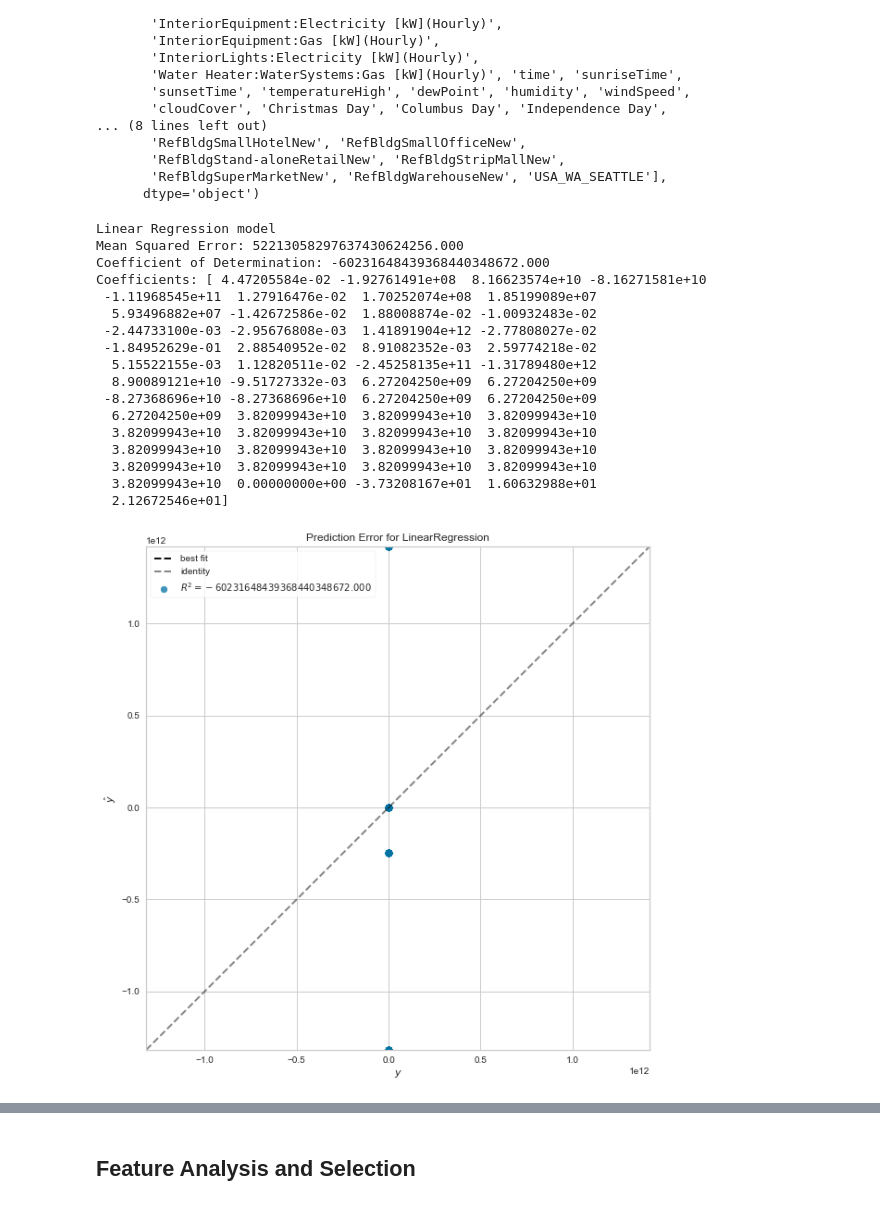
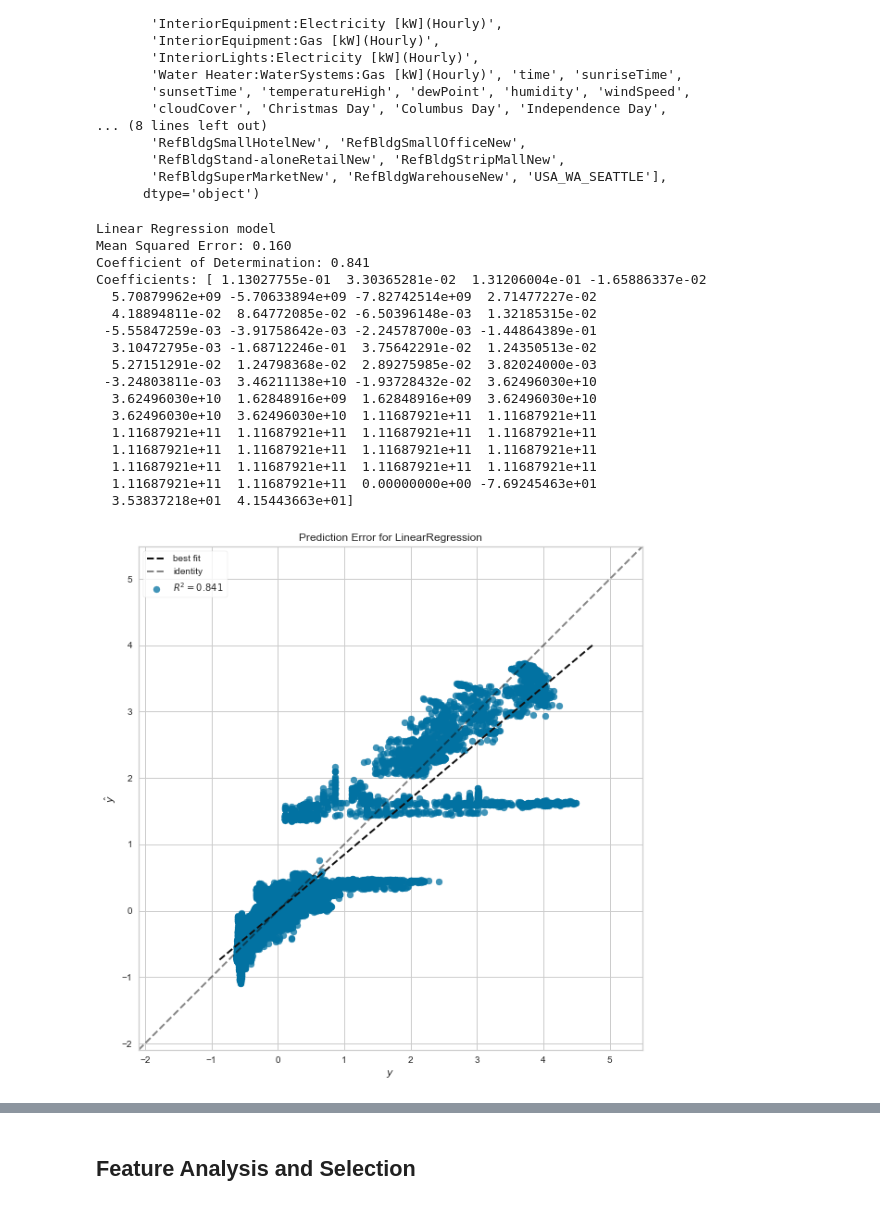
Before and after one commit to fagan2888/EnergyScience, a Jupyter notebook: model-evaluation-Seattle.ipynb, the cells around one changed output, grey strips where cells are left out. Saved outputs shown, nothing was run; the diff lists cells and outputs as text; code cells hidden in the pictures.

```diff
--- a/model-evaluation-Seattle.ipynb
+++ b/model-evaluation-Seattle.ipynb
@@ -180,40 +180,16 @@ Index(['Cooling:Electricity [kW](Hourly)', 'Electricity:Facility [kW](Hourly)',
        'RefBldgSuperMarketNew', 'RefBldgWarehouseNew', 'USA_WA_SEATTLE'],
       dtype='object')
 # %%
-"""
-dataset_features = processed_data[['Cooling:Electricity [kW](Hourly)',
-                                    'Fans:Electricity [kW](Hourly)',
-                                   'InteriorEquipment:Electricity [kW](Hourly)',
-                           'Gas:Facility [kW](Hourly)',
-                           'Heating:Electricity [kW](Hourly)', 'Heating:Gas [kW](Hourly)',
-                           'InteriorEquipment:Gas [kW](Hourly)',
-                           'Water Heater:WaterSystems:Gas [kW](Hourly)',
-                           'temperatureHigh', 'dewPoint', 'humidity', 'windSpeed',
-                           'cloudCover', 'Christmas Day', 'Columbus Day', 'Independence Day',
-                           'Labor Day', 'Martin Luther King Day', 'Memorial Day', 'New Years Day',
-                           'Presidents Day', 'Thanksgiving', 'Veterans Day','is_weekend',
-                           'is_holiday', 'Friday', 'Monday', 'Saturday', 'Sunday',
-                           'Thursday', 'Tuesday', 'Wednesday', 'RefBldgFullServiceRestaurantNew',
-       'RefBldgHospitalNew', 'RefBldgLargeHotelNew', 'RefBldgLargeOfficeNew',
-       'RefBldgMediumOfficeNew', 'RefBldgMidriseApartmentNew',
-       'RefBldgOutPatientNew', 'RefBldgPrimarySchoolNew',
-       'RefBldgQuickServiceRestaurantNew', 'RefBldgSecondarySchoolNew',
-       'RefBldgSmallHotelNew', 'RefBldgSmallOfficeNew',
-       'RefBldgStand-aloneRetailNew', 'RefBldgStripMallNew',
-       'RefBldgSuperMarketNew', 'RefBldgWarehouseNew', 'USA_AK_FAIRBANKS',
-       'USA_CA_LOS_ANGELES', 'USA_IL_CHICAGO-OHARE', 'USA_MN_MINNEAPOLIS',
-       'USA_TX_HOUSTON', 'USA_WA_SEATTLE', 'USA_NV_LAS_VEGAS',
-        'USA_CA_SAN_FRANCISCO', 'USA_AZ_PHOENIX', 'USA_GA_ATLANTA', 'USA_MD_BALTIMORE', 'USA_CO_BOULDER',
-        'time', 'sunriseTime', 'sunsetTime']]
-"""
 dataset_features = processed_data[['Cooling:Electricity [kW](Hourly)',
                            'Gas:Facility [kW](Hourly)',
-                            'Electricity:Facility [kW](Hourly)',
+                            'InteriorEquipment:Electricity [kW](Hourly)',
+                            'Fans:Electricity [kW](Hourly)',
+                           'Electricity:Facility [kW](Hourly)',
                            'Electricity:Facility [kW](Hourly)_lag',
-                            'Electricity:Facility_delta_current_lag',
-                           'Heating:Electricity [kW](Hourly)', 'Heating:Gas [kW](Hourly)',
+                           'Electricity:Facility_delta_current_lag',
+                           'Heating:Electricity [kW](Hourly)',
+                            'Water Heater:WaterSystems:Gas [kW](Hourly)',
                            'InteriorEquipment:Gas [kW](Hourly)',
-                           'Water Heater:WaterSystems:Gas [kW](Hourly)',
                            'temperatureHigh', 'dewPoint', 'humidity', 'windSpeed',
                            'cloudCover', 'Christmas Day', 'Columbus Day', 'Independence Day',
                            'Labor Day', 'Martin Luther King Day', 'Memorial Day', 'New Years Day',
@@ -236,38 +212,39 @@ dataset_labels = processed_data['Electricity:Facility [kW](Hourly)_future']
 X_train, X_test, y_train, y_test = timeseries_train_test_split(dataset_features, dataset_labels, test_size=0.2)
 # %%
+X_train, X_test, y_train, y_test = train_test_split(dataset_features, dataset_labels, test_size=0.2)
 from yellowbrick.regressor import PredictionError
 model = LinearRegression(normalize=True)
 est = model.fit(X_train, y_train)
 
 expected = y_test
 predicted = model.predict(X_test)
 
 print('Linear Regression model')
 print('Mean Squared Error: %0.3f' % mse(expected, predicted))
 print('Coefficient of Determination: %0.3f' % r2_score(expected, predicted))
 print('Coefficients: {}'.format(model.coef_))
 visualizer = PredictionError(model, size=(1080, 720))
 
 visualizer.fit(X_train, y_train)  # Fit the training data to the visualizer
 visualizer.score(X_test, y_test)  # Evaluate the model on the test data
 visualizer.poof()                 # Draw/show/poof the data
 # %% [output]
 Linear Regression model
-Mean Squared Error: 52213058297637430624256.000
-Coefficient of Determination: -60231648439368440348672.000
-Coefficients: [ 4.47205584e-02 -1.92761491e+08  8.16623574e+10 -8.16271581e+10
- -1.11968545e+11  1.27916476e-02  1.70252074e+08  1.85199089e+07
-  5.93496882e+07 -1.42672586e-02  1.88008874e-02 -1.00932483e-02
- -2.44733100e-03 -2.95676808e-03  1.41891904e+12 -2.77808027e-02
- -1.84952629e-01  2.88540952e-02  8.91082352e-03  2.59774218e-02
-  5.15522155e-03  1.12820511e-02 -2.45258135e+11 -1.31789480e+12
-  8.90089121e+10 -9.51727332e-03  6.27204250e+09  6.27204250e+09
- -8.27368696e+10 -8.27368696e+10  6.27204250e+09  6.27204250e+09
-  6.27204250e+09  3.82099943e+10  3.82099943e+10  3.82099943e+10
-  3.82099943e+10  3.82099943e+10  3.82099943e+10  3.82099943e+10
-  3.82099943e+10  3.82099943e+10  3.82099943e+10  3.82099943e+10
-  3.82099943e+10  3.82099943e+10  3.82099943e+10  3.82099943e+10
-  3.82099943e+10  0.00000000e+00 -3.73208167e+01  1.60632988e+01
-  2.12672546e+01]
+Mean Squared Error: 0.160
+Coefficient of Determination: 0.841
+Coefficients: [ 1.13027755e-01  3.30365281e-02  1.31206004e-01 -1.65886337e-02
+  5.70879962e+09 -5.70633894e+09 -7.82742514e+09  2.71477227e-02
+  4.18894811e-02  8.64772085e-02 -6.50396148e-03  1.32185315e-02
+ -5.55847259e-03 -3.91758642e-03 -2.24578700e-03 -1.44864389e-01
+  3.10472795e-03 -1.68712246e-01  3.75642291e-02  1.24350513e-02
+  5.27151291e-02  1.24798368e-02  2.89275985e-02  3.82024000e-03
+ -3.24803811e-03  3.46211138e+10 -1.93728432e-02  3.62496030e+10
+  3.62496030e+10  1.62848916e+09  1.62848916e+09  3.62496030e+10
+  3.62496030e+10  3.62496030e+10  1.11687921e+11  1.11687921e+11
+  1.11687921e+11  1.11687921e+11  1.11687921e+11  1.11687921e+11
+  1.11687921e+11  1.11687921e+11  1.11687921e+11  1.11687921e+11
+  1.11687921e+11  1.11687921e+11  1.11687921e+11  1.11687921e+11
+  1.11687921e+11  1.11687921e+11  0.00000000e+00 -7.69245463e+01
+  3.53837218e+01  4.15443663e+01]
-[figure, old version]
+[figure, new version]
 # %%
```
Also changed, not shown: parts of 24 cells of this notebook, 6 other files.
